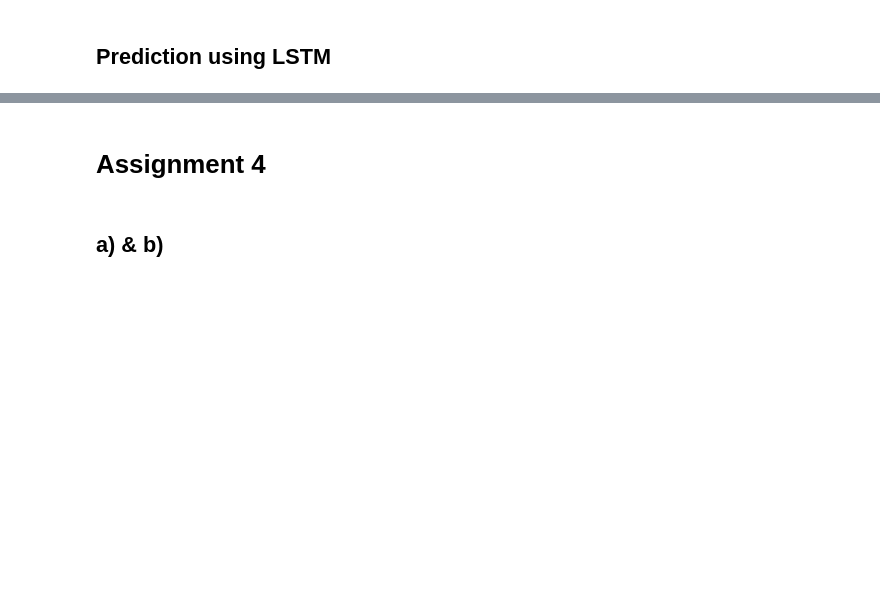
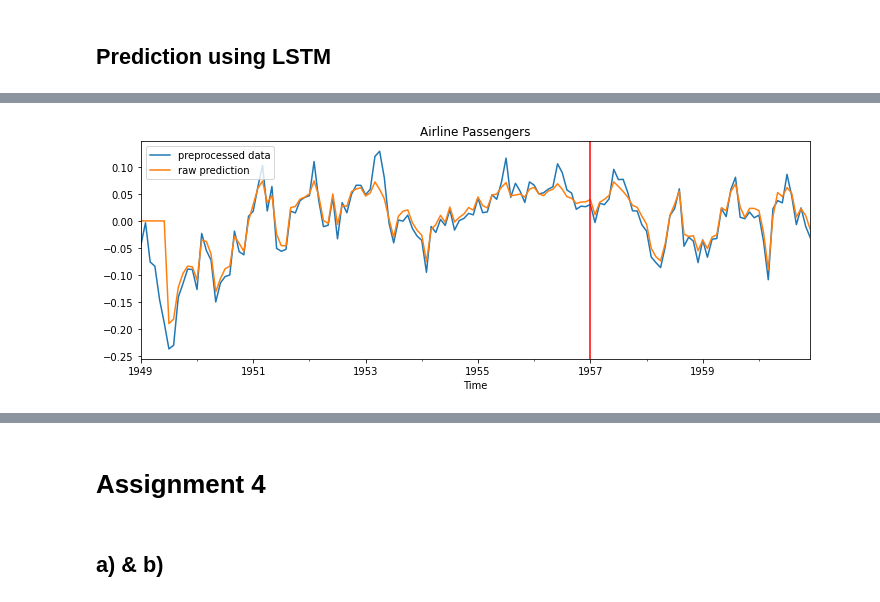
Before and after one commit to AdrianUrbanski/ADM, a Jupyter notebook: lista3.ipynb, the cells around one changed output, grey strips where cells are left out. Saved outputs shown, nothing was run; the diff lists cells and outputs as text; code cells hidden in the pictures; blank space fills up the shorter version.

```diff
--- a/lista3.ipynb
+++ b/lista3.ipynb
@@ -619,0 +693,9 @@ MAPE: 0.0112
+# %%
+prev_vals = 5
+
+train_X = torch.tensor(np.vstack([train_df['preprocessed'][:-1].shift(lag).values[prev_vals:] for lag in range(prev_vals)]).T).float()
+train_y = torch.tensor(train_df['preprocessed'].values[prev_vals+1:]).float()
+# %%
+model = LSTM(hidden_dim=100, dropout=0.5)
+loss_function = nn.MSELoss()
+optimizer = torch.optim.Adam(model.parameters(), lr=0.001)
@@ -620,14 +724,15 @@ MAPE: 0.0112
 # %%
-reg = linear_model.LinearRegression()
+X = torch.tensor(np.vstack([df['preprocessed'].shift(lag).values[prev_vals+1:] for lag in range(prev_vals)]).T).float()
 
-train_X = np.vstack([train_df['preprocessed'].shift(lag).values[15:] for lag in range(15)]).T
-train_y = train_df['preprocessed'].values[15:]
+with torch.no_grad():
+    results = model(X)
 
-reg.fit(train_X, train_y)
-
-X = np.vstack([df['preprocessed'].shift(lag).values[15:] for lag in range(15)]).T
 y_predicted = np.zeros(len(df))
-y_predicted[15:] = reg.predict(X)
+y_predicted[prev_vals+1:] = np.array(results)
 
 df['prediction_raw'] = y_predicted
 df['prediction'] = (df['prediction_raw'] + df['seasonality']) * df['trend']
+# %%
+plot_raw_prediction(df)
+# %% [output]
+[figure, added]
```
Also changed, not shown: parts of 44 cells of this notebook.
